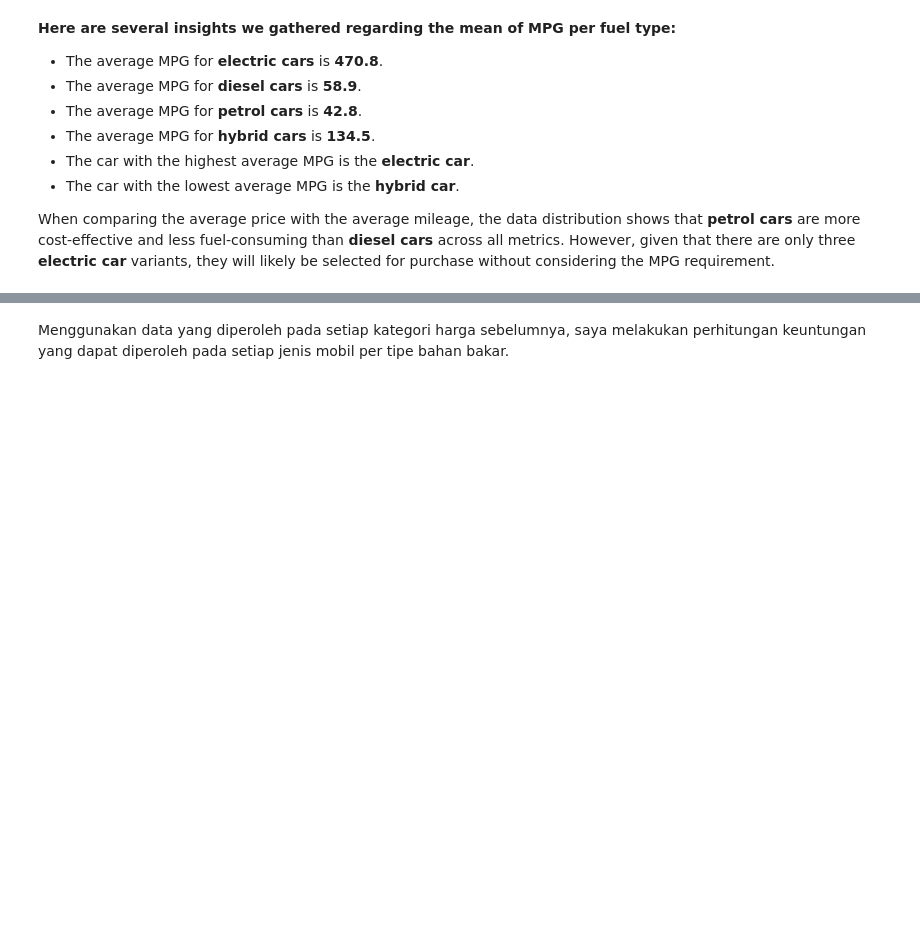
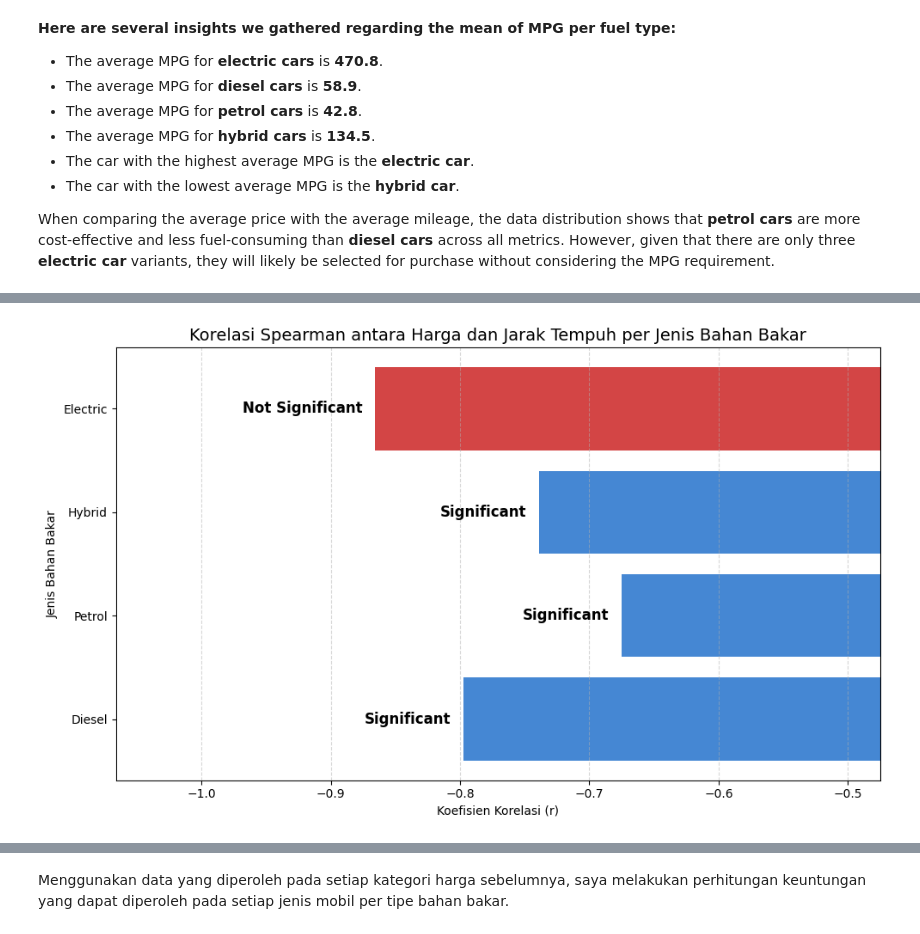
Before and after one commit to rafisiregar/Analysis-of-Used-BMWs-for-the-Company-Fleet, a Jupyter notebook: UsedBMWCarAnalysis.ipynb, the cells around one changed output, grey strips where cells are left out. Drawn from its saved outputs; the diff is of its cells as text; code cells hidden in the pictures; blank space fills up the shorter version.

```diff
--- a/UsedBMWCarAnalysis.ipynb
+++ b/UsedBMWCarAnalysis.ipynb
@@ -300,0 +348,18 @@ When comparing the average price with the average mileage, the data distribution
+# %%
+from scipy import stats
+
+# Simpan hasil korelasi per fuelType
+correlation_results = []
+
+for fuel, group in df.groupby('fuelType'):
+    if group['price'].count() >= 2 and group['mileage'].count() >= 2:
+        corr_r, pval_p = stats.spearmanr(group['price'], group['mileage'])
+        correlation_results.append({
+            'fuelType': fuel,
+            'spearman_r': corr_r,
+            'p_value': pval_p
+        })
+
+# Ubah ke DataFrame untuk ditampilkan rapi
+df_corr = pd.DataFrame(correlation_results)
+print(df_corr)
@@ -300,0 +372,59 @@ When comparing the average price with the average mileage, the data distribution
+# %%
+# Hitung korelasi Spearman per fuelType dan p-value-nya
+results = []
+for fuel in df['fuelType'].unique():
+    subset = df[df['fuelType'] == fuel]
+    r, p = spearmanr(subset['price'], subset['mileage'])
+    results.append({'fuelType': fuel, 'spearman_r': r, 'p_value': p})
+
+df_corr = pd.DataFrame(results)
+
+# Fungsi untuk label signifikansi berdasarkan p-value
+def signif_label(p):
+    if p < 0.001:
+        return 'Significant'
+    else:
+        return 'Not Significant'
+
+df_corr['Signifikansi'] = df_corr['p_value'].apply(signif_label)
+
+# Plot
+fig, ax = plt.subplots(figsize=(10, 6))
+
+color_map = {
+    'Significant': '#4587d3',   # biru/hijau (sesuaikan dengan selera)
+    'Not Significant': '#d34545' # merah
+}
+
+colors = df_corr['Signifikansi'].map(color_map)
+
+bars = ax.barh(df_corr['fuelType'], df_corr['spearman_r'], color=colors)
+
+x_min, x_max = df_corr['spearman_r'].min(), df_corr['spearman_r'].max()
+padding = (x_max - x_min) * 0.05 if (x_max - x_min) != 0 else 0.05  # agar gak error kalau nilai sama
+
+for bar, sig_label in zip(bars, df_corr['Signifikansi']):
+    width = bar.get_width()
+    if width < 0:
+        x_text = width - padding
+        ha = 'right'
+    else:
+        x_text = width + padding
+        ha = 'left'
+    y_text = bar.get_y() + bar.get_height() / 2
+    ax.text(x_text, y_text, sig_label, va='center', ha=ha, fontsize=12, fontweight='bold', color='black')
+
+ax.axvline(0, color='black', linewidth=0.8, linestyle='--')
+ax.xaxis.grid(True, linestyle='--', alpha=0.5)
+
+ax.set_title('Korelasi Spearman antara Harga dan Jarak Tempuh per Jenis Bahan Bakar', fontsize=14)
+ax.set_xlabel('Koefisien Korelasi (r)')
+ax.set_ylabel('Jenis Bahan Bakar')
+
+# Batas X dengan space ekstra
+ax.set_xlim(x_min - 0.2, x_max + 0.2)
+
+plt.tight_layout()
+plt.show()
+# %% [output]
+[figure, added]
```
Also changed, not shown: parts of 30 cells of this notebook.
